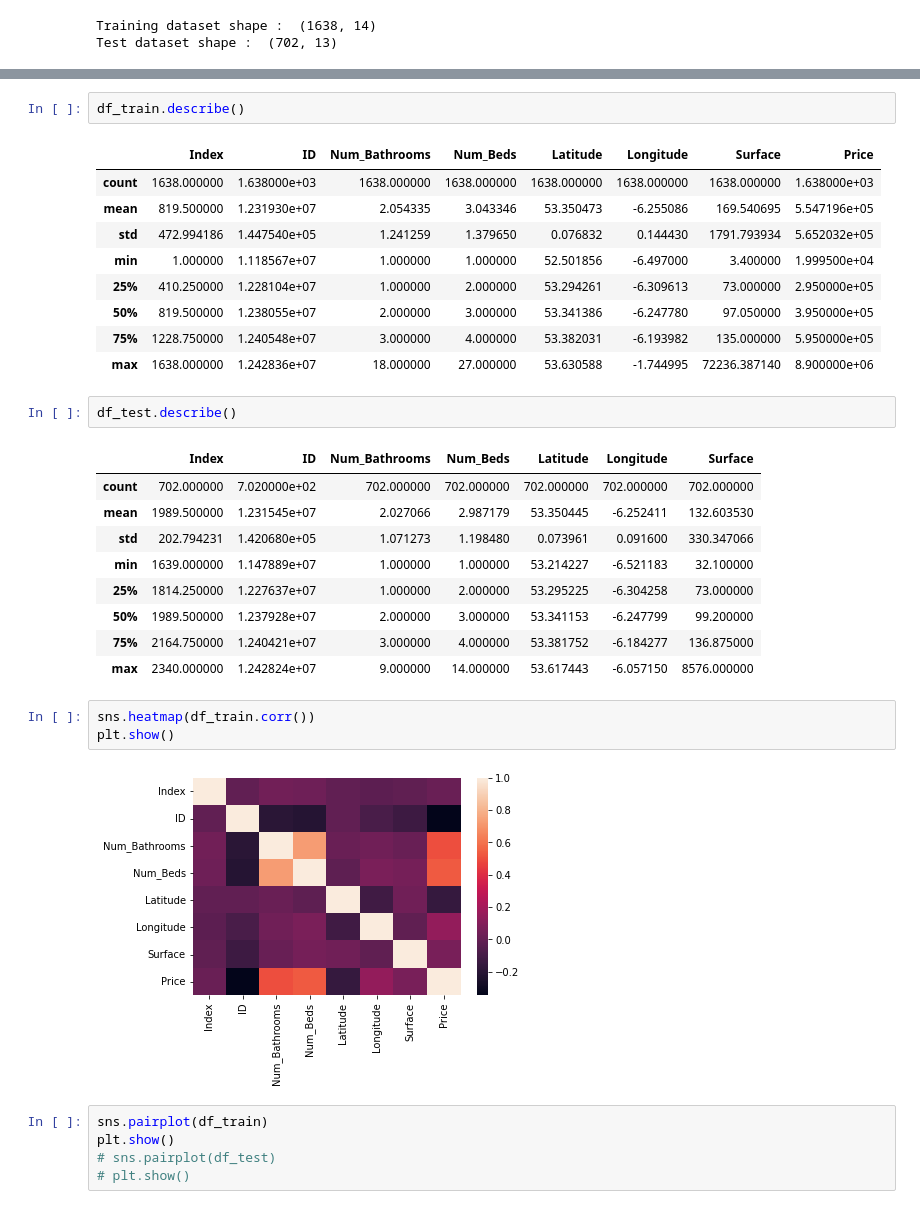
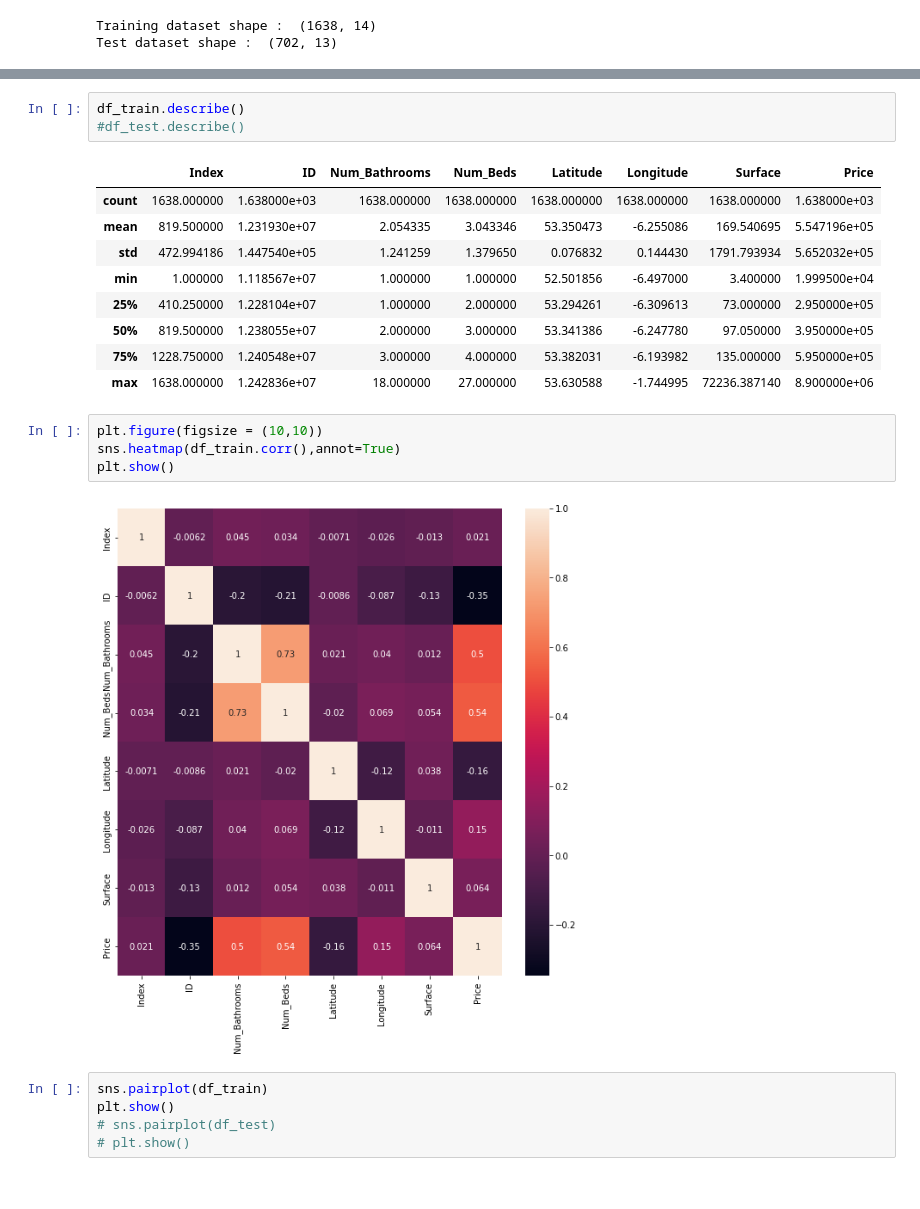
Before and after one commit to barrytl/ET5003_SEM1_2021-2, a Jupyter notebook: Week-5/ET5003_KaggleCompetition.ipynb, the cells around one changed output, grey strips where cells are left out. Drawn from its saved outputs; the diff is of its cells as text.

```diff
--- a/Week-5/ET5003_KaggleCompetition.ipynb
+++ b/Week-5/ET5003_KaggleCompetition.ipynb
@@ -207,6 +191,7 @@ df_train.head(6)
 | 5 | 6 | 12225979 | Glasnevin | 1 | 3 | E1 | Property Team Lappin Estates take... | NaN | None | ... |
 # %%
 df_train.describe()
+#df_test.describe()
 # %% [output]
 |  | Index | ID | Num_Bathrooms | Num_Beds | Latitude | Longitude | Surface | Price |
 | count | 1638.000000 | 1.638000e+03 | 1638.000000 | 1638.000000 | 1638.000000 | 1638.000000 | 1638.000000 | 1.638000e+03 |
@@ -217,23 +202,12 @@ df_train.describe()
 | 50% | 819.500000 | 1.238055e+07 | 2.000000 | 3.000000 | 53.341386 | -6.247780 | 97.050000 | 3.950000e+05 |
 | 75% | 1228.750000 | 1.240548e+07 | 3.000000 | 4.000000 | 53.382031 | -6.193982 | 135.000000 | 5.950000e+05 |
 | max | 1638.000000 | 1.242836e+07 | 18.000000 | 27.000000 | 53.630588 | -1.744995 | 72236.387140 | 8.900000e+06 |
-# %%
-df_test.describe()
-# %% [output]
-|  | Index | ID | Num_Bathrooms | Num_Beds | Latitude | Longitude | Surface |
-| count | 702.000000 | 7.020000e+02 | 702.000000 | 702.000000 | 702.000000 | 702.000000 | 702.000000 |
-| mean | 1989.500000 | 1.231545e+07 | 2.027066 | 2.987179 | 53.350445 | -6.252411 | 132.603530 |
-| std | 202.794231 | 1.420680e+05 | 1.071273 | 1.198480 | 0.073961 | 0.091600 | 330.347066 |
-| min | 1639.000000 | 1.147889e+07 | 1.000000 | 1.000000 | 53.214227 | -6.521183 | 32.100000 |
-| 25% | 1814.250000 | 1.227637e+07 | 1.000000 | 2.000000 | 53.295225 | -6.304258 | 73.000000 |
-| 50% | 1989.500000 | 1.237928e+07 | 2.000000 | 3.000000 | 53.341153 | -6.247799 | 99.200000 |
-| 75% | 2164.750000 | 1.240421e+07 | 3.000000 | 4.000000 | 53.381752 | -6.184277 | 136.875000 |
-| max | 2340.000000 | 1.242824e+07 | 9.000000 | 14.000000 | 53.617443 | -6.057150 | 8576.000000 |
 # %%
-sns.heatmap(df_train.corr())
+plt.figure(figsize = (10,10))
+sns.heatmap(df_train.corr(),annot=True)
 plt.show()
 # %% [output]
-[figure, old version]
+[figure, new version]
 # %%
 sns.pairplot(df_train)
 plt.show()
```
Also changed, not shown: parts of 35 cells of this notebook.
